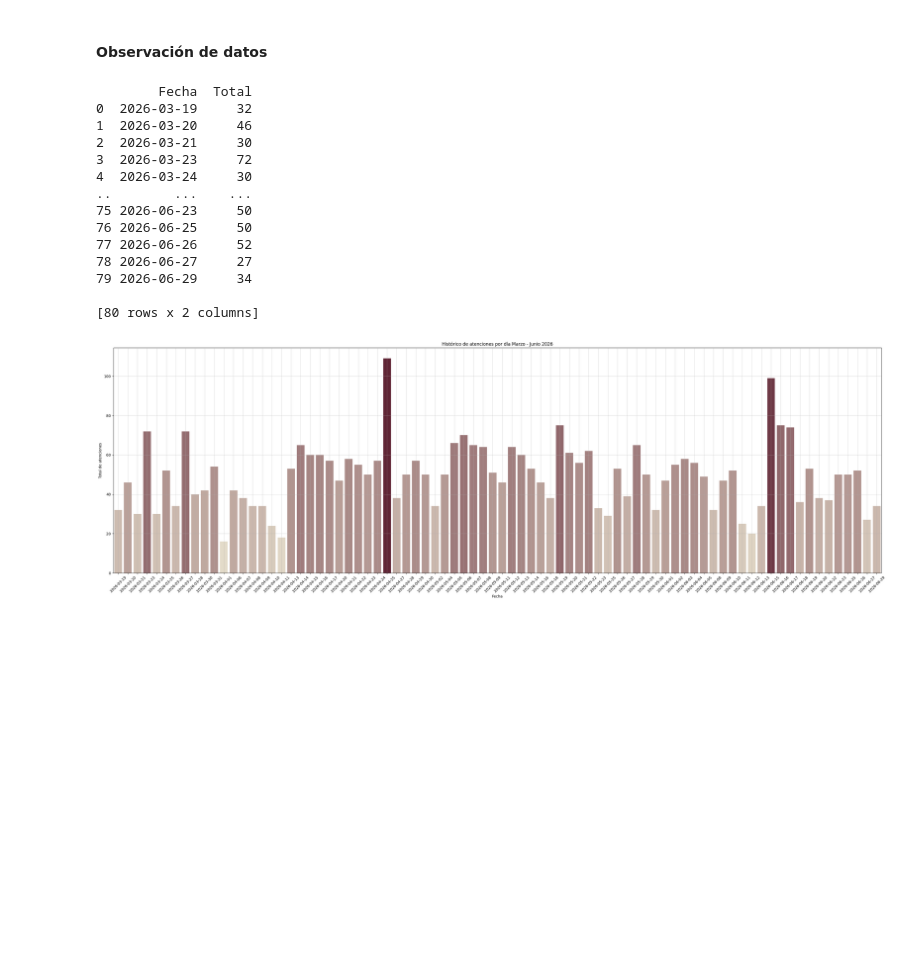
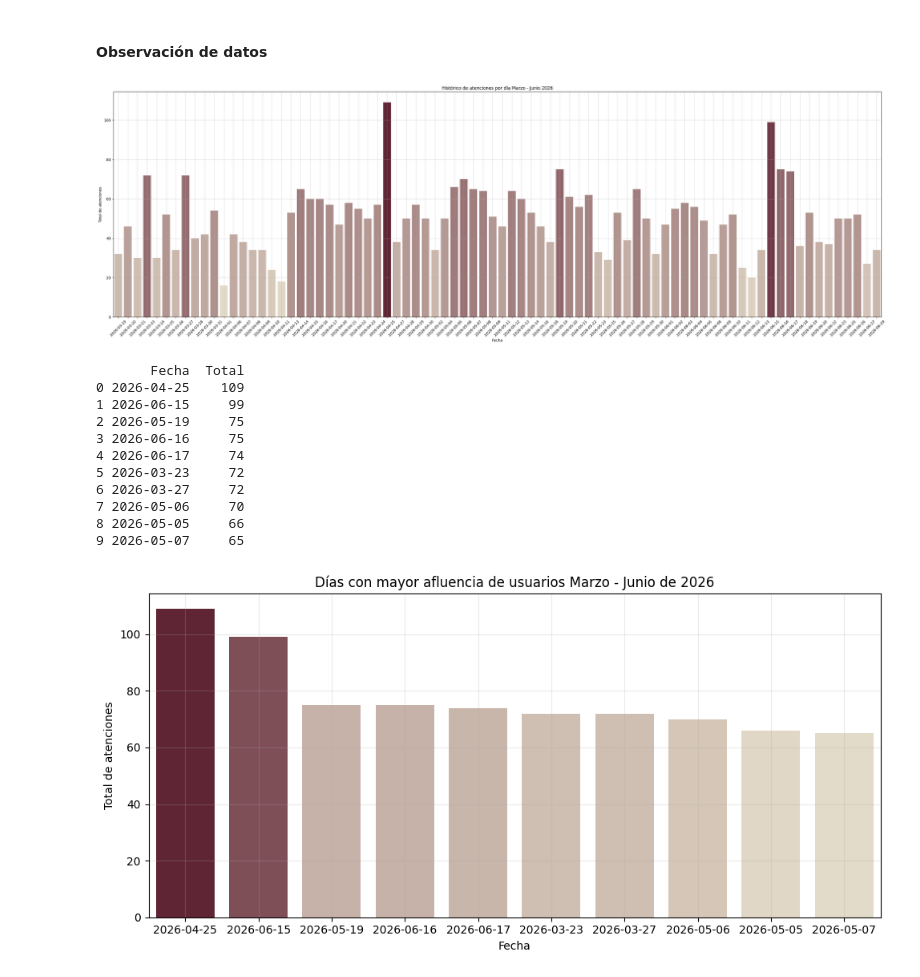
Before and after one commit to jorge-reynam/Reporte-de-atenciones, a Jupyter notebook: Análisis_PILARES_Marzo_Junio_2026.ipynb, the cells around one changed output. Cells and saved outputs as stored; diff of their text form; code cells hidden in the pictures; blank space fills up the shorter version.

```diff
--- a/Análisis_PILARES_Marzo_Junio_2026.ipynb
+++ b/Análisis_PILARES_Marzo_Junio_2026.ipynb
@@ -128,35 +126,46 @@ atenciones_diarias= atenciones_diarias.rename(columns={
     'Fecha' : 'Fecha',
      0 : 'Total'
     })
-
 atenciones_diarias_df = pd.DataFrame(atenciones_diarias)
 
-print(atenciones_diarias_df)
+# Histórico de atenciones por día (Gráfico)
+plt.figure(figsize=(30,10))
+sns.barplot(x="Fecha", y="Total", data=atenciones_diarias_df, palette="blend:#E8DCC4,#6A1B31", hue="Total", legend=False)
+plt.title("Histórico de atenciones por día Marzo - Junio 2026")
+plt.xlabel("Fecha")
+plt.ylabel("Total de atenciones")
+plt.grid(True, alpha=0.5)
+plt.xticks(rotation=45)
+plt.tight_layout()
+plt.show()
 # %% [output]
-        Fecha  Total
-0  2026-03-19     32
-1  2026-03-20     46
-2  2026-03-21     30
-3  2026-03-23     72
-4  2026-03-24     30
-..        ...    ...
-75 2026-06-23     50
-76 2026-06-25     50
-77 2026-06-26     52
-78 2026-06-27     27
-79 2026-06-29     34
-
-[80 rows x 2 columns]
+[figure, added]
-# %%
-# Histórico de atenciones por día
-plt.figure(figsize=(30,10))
-sns.barplot(x="Fecha", y="Total", data=atenciones_diarias_df, palette="blend:#E8DCC4,#6A1B31", hue="Total", legend=False)
-plt.title("Histórico de atenciones por día Marzo - Junio 2026")
-plt.xlabel("Fecha")
-plt.ylabel("Total de atenciones")
-plt.grid(True, alpha=0.5)
-plt.xticks(rotation=45)
-plt.tight_layout()
-plt.show()
-# %% [output]
-[figure, removed]
+# %%
+# Días con mayor afluencia de usuarios - Top 10
+
+atenciones_top10 = atenciones_diarias_df.sort_values(by='Total', ascending=False).reset_index(drop=True)
+atenciones_top10 = atenciones_top10.head(10)
+print(atenciones_top10)
+
+# Días con mayor afluencia de usuarios - Top 10 (Gráfico)
+plt.figure(figsize=(10,5))
+sns.barplot(x="Fecha", y="Total", data=atenciones_top10, palette="blend:#E8DCC4,#6A1B31", hue="Total", legend=False)
+plt.title("Días con mayor afluencia de usuarios Marzo - Junio de 2026")
+plt.xlabel("Fecha")
+plt.ylabel("Total de atenciones")
+plt.grid(True, alpha=0.25)
+plt.tight_layout()
+plt.show()
+# %% [output]
+       Fecha  Total
+0 2026-04-25    109
+1 2026-06-15     99
+2 2026-05-19     75
+3 2026-06-16     75
+4 2026-06-17     74
+5 2026-03-23     72
+6 2026-03-27     72
+7 2026-05-06     70
+8 2026-05-05     66
+9 2026-05-07     65
+[figure, added]
```
Also changed, not shown: parts of 5 cells of this notebook.
